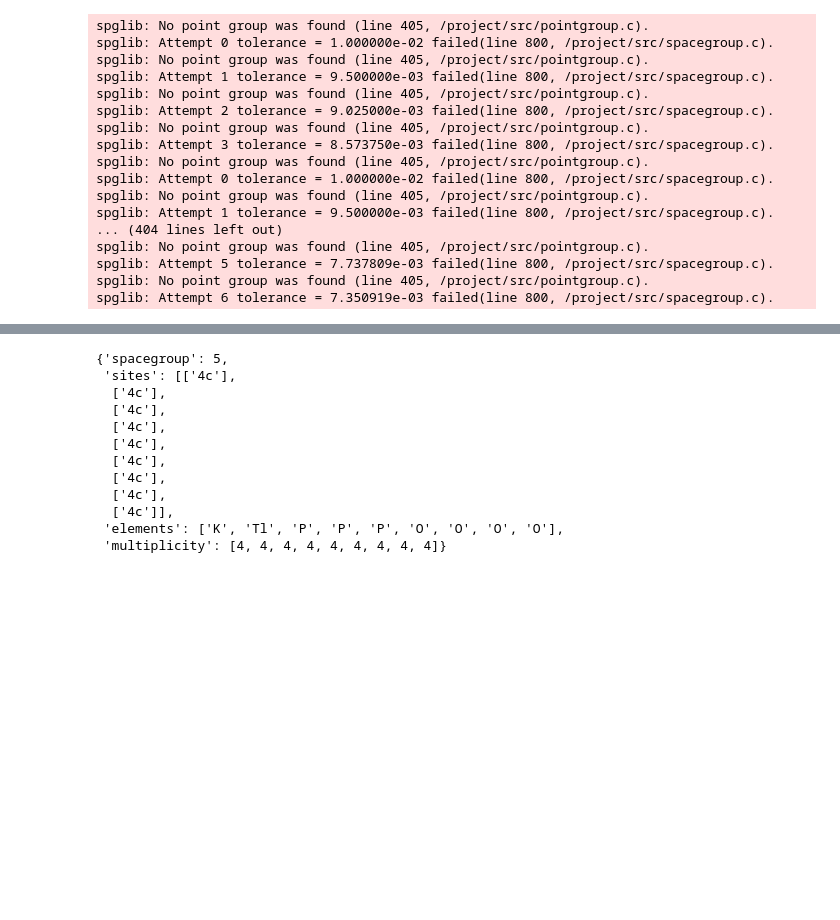
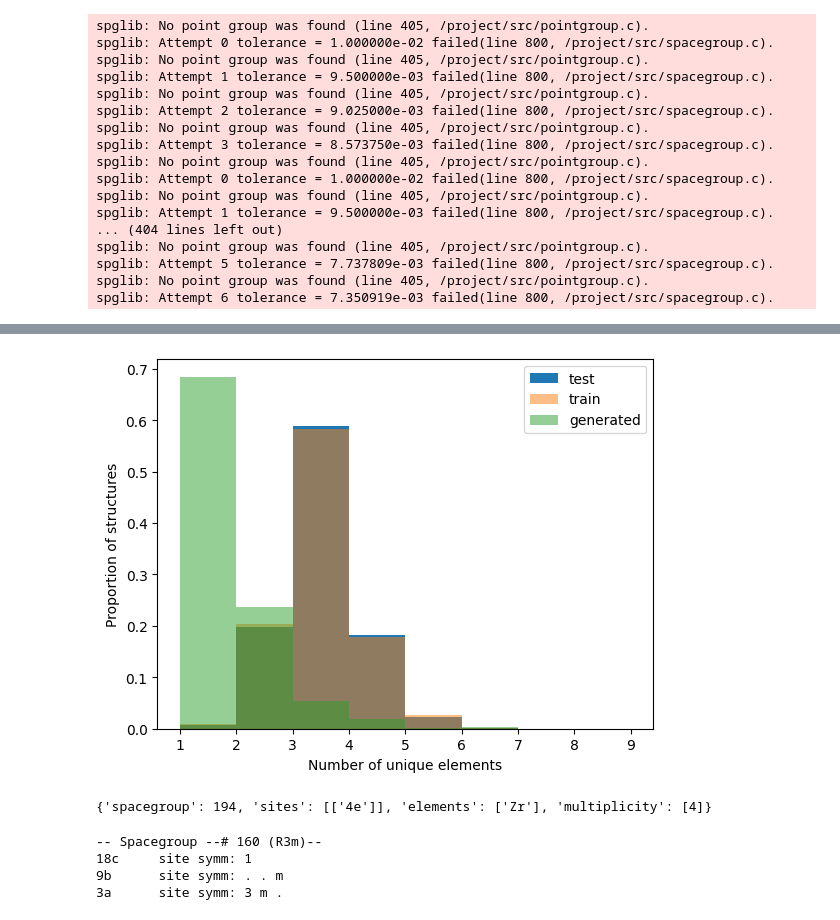
Before and after one commit to kedhip/WyckoffTransformer, a Jupyter notebook: Playground.ipynb, the cells around one changed output, grey strips where cells are left out. Drawn from its saved outputs; the diff is of its cells as text; code cells hidden in the pictures; blank space fills up the shorter version.

```diff
--- a/Playground.ipynb
+++ b/Playground.ipynb
@@ -450,19 +466,20 @@ ax.legend();
-# %%
-example = valid_structures[2]
-example
-# %% [output]
-{'spacegroup': 5,
- 'sites': [['4c'],
-  ['4c'],
-  ['4c'],
-  ['4c'],
-  ['4c'],
-  ['4c'],
-  ['4c'],
-  ['4c'],
-  ['4c']],
- 'elements': ['K', 'Tl', 'P', 'P', 'P', 'O', 'O', 'O', 'O'],
- 'multiplicity': [4, 4, 4, 4, 4, 4, 4, 4, 4]}
+# %%
+def count_elements(record):
+    return len(set(record["elements"]))
+# %%
+def count_elements_pd(record):
+    return len(set(record.structure.elements))
+# %%
+fig, ax = plt.subplots()
+bins = np.arange(1, 10)
+ax.hist(datasets_pd['test'].apply(count_elements_pd, axis=1), label="test", density=True, bins=bins)
+ax.hist(datasets_pd['train'].apply(count_elements_pd, axis=1), label="train", density=True, alpha=0.5, bins=bins)
+ax.hist(list(map(count_elements, valid_structures)), label="generated", density=True, alpha=0.5, bins=bins)
+ax.set_xlabel("Number of unique elements")
+ax.set_ylabel("Proportion of structures")
+ax.legend();
+# %% [output]
+[figure, added]
 # %%
 # TODO pass tm and consider learning it
 # Consider 1.5*covalent
@@ -469,5 +487,16 @@ example
 generator.from_random(3, group=example["spacegroup"], species=example["elements"],
                       numIons=example["multiplicity"], sites=example["sites"])
+# %%
+example
+# %% [output]
+{'spacegroup': 194, 'sites': [['4e']], 'elements': ['Zr'], 'multiplicity': [4]}
+# %%
+Group(160)
+# %% [output]
+-- Spacegroup --# 160 (R3m)--
+18c     site symm: 1
+9b      site symm: . . m
+3a      site symm: 3 m .
 # %%
 ase_struct = generator.to_ase()
 # %%
```
Also changed, not shown: parts of 28 cells of this notebook, 2 other files.
